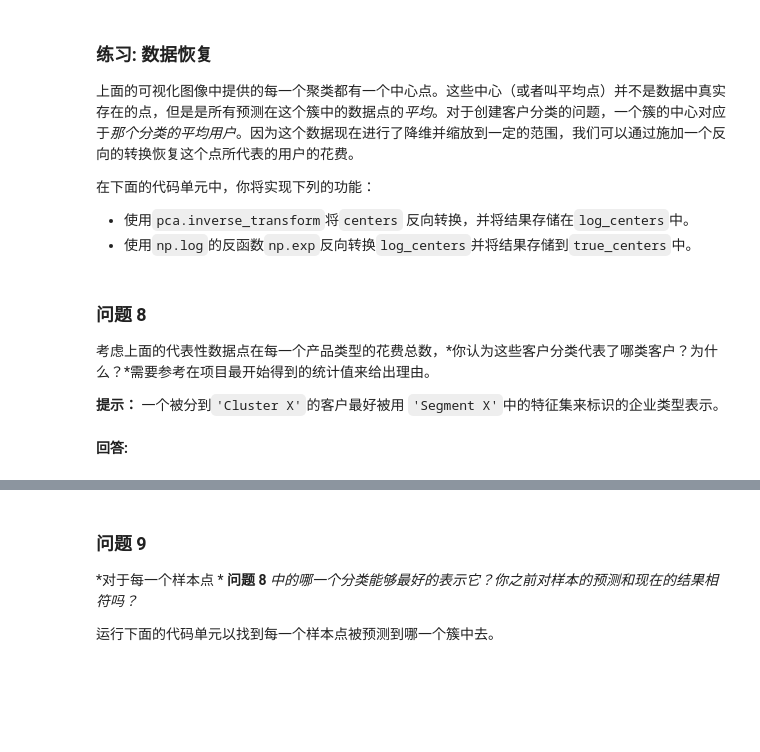
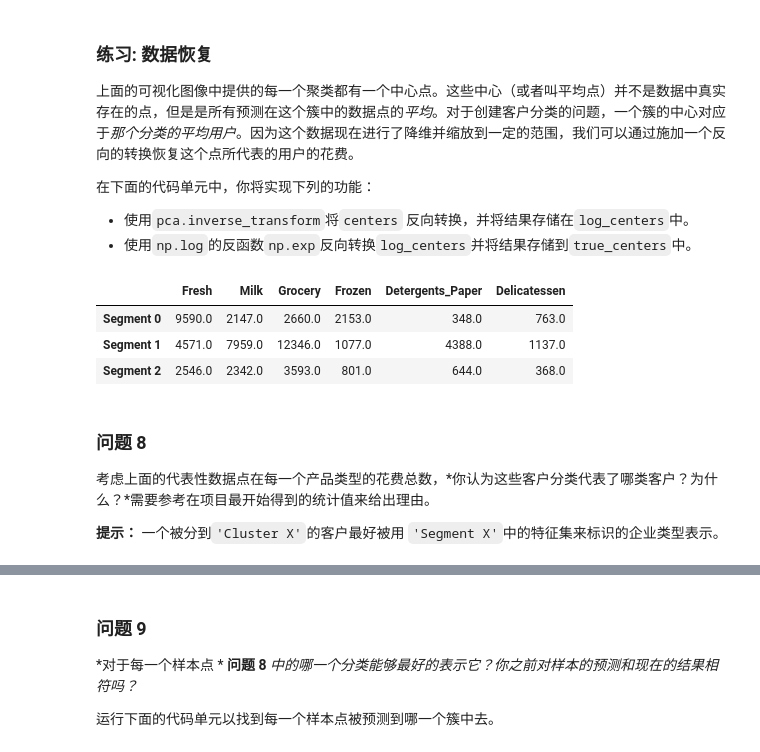
Before and after one commit to Lotus-LuoTong/creating_customer_segments, a Jupyter notebook: customer_segments.ipynb, the cells around one changed output, grey strips where cells are left out. Saved outputs shown, nothing was run; the diff lists cells and outputs as text; code cells hidden in the pictures; blank space fills up the shorter version.

```diff
--- a/customer_segments.ipynb
+++ b/customer_segments.ipynb
@@ -324,13 +337,13 @@ display(pd.DataFrame(np.round(pca_samples, 4), columns = pca_results.index.value
  - 使用`pca.transform`将`log_samples`进行转换，并将结果存储在`pca_samples`中。
 # %%
 # TODO：通过在good data上进行PCA，将其转换成两个维度
-pca = None
+pca = PCA(n_components=2,random_state=6).fit(good_data)
 
 # TODO：使用上面训练的PCA将good data进行转换
-reduced_data = None
+reduced_data = pca.transform(good_data)
 
 # TODO：使用上面训练的PCA将log_samples进行转换
-pca_samples = None
+pca_samples = pca.transform(log_samples)
 
 # 为降维后的数据创建一个DataFrame
 reduced_data = pd.DataFrame(reduced_data, columns = ['Dimension 1', 'Dimension 2'])
@@ -377,16 +405,19 @@ vs.biplot(good_data, reduced_data, pca)
    - 将轮廓系数赋值给`score`并输出结果。
 # %%
 # TODO：在降维后的数据上使用你选择的聚类算法
-clusterer = None
+from sklearn.mixture import GaussianMixture
+clusterer = GaussianMixture(n_components=3, random_state=6).fit(reduced_data)
 
 # TODO：预测每一个点的簇
-preds = None
+preds = clusterer.predict(reduced_data)
 
 # TODO：找到聚类中心
-centers = None
+centers = clusterer.means_
 
 # TODO：预测在每一个转换后的样本点的类
-sample_preds = None
+sample_preds = clusterer.predict(pca_samples)
 
 # TODO：计算选择的类别的平均轮廓系数（mean silhouette coefficient）
-score = None
+from sklearn.metrics import silhouette_score
+score = silhouette_score(reduced_data, preds)
+print "mean silhouette coefficient:{}".format(score)
@@ -411,20 +460,23 @@ vs.cluster_results(reduced_data, preds, centers, pca_samples)
  - 使用`np.log`的反函数`np.exp`反向转换`log_centers`并将结果存储到`true_centers`中。
 # %%
 # TODO：反向转换中心点
-log_centers = None
+log_centers = pca.inverse_transform(centers)
 
 # TODO：对中心点做指数转换
-true_centers = None
+true_centers = np.exp(log_centers)
 
 # 显示真实的中心点
 segments = ['Segment {}'.format(i) for i in range(0,len(centers))]
 true_centers = pd.DataFrame(np.round(true_centers), columns = data.keys())
 true_centers.index = segments
 display(true_centers)
+# %% [output]
+|  | Fresh | Milk | Grocery | Frozen | Detergents_Paper | Delicatessen |
+| Segment 0 | 9590.0 | 2147.0 | 2660.0 | 2153.0 | 348.0 | 763.0 |
+| Segment 1 | 4571.0 | 7959.0 | 12346.0 | 1077.0 | 4388.0 | 1137.0 |
+| Segment 2 | 2546.0 | 2342.0 | 3593.0 | 801.0 | 644.0 | 368.0 |
 # %% [markdown]
 ### 问题 8
 考虑上面的代表性数据点在每一个产品类型的花费总数，*你认为这些客户分类代表了哪类客户？为什么？*需要参考在项目最开始得到的统计值来给出理由。
 
 **提示：** 一个被分到`'Cluster X'`的客户最好被用 `'Segment X'`中的特征集来标识的企业类型表示。
-# %% [markdown]
-**回答:**
```
Also changed, not shown: parts of 29 cells of this notebook, 1 other file.
